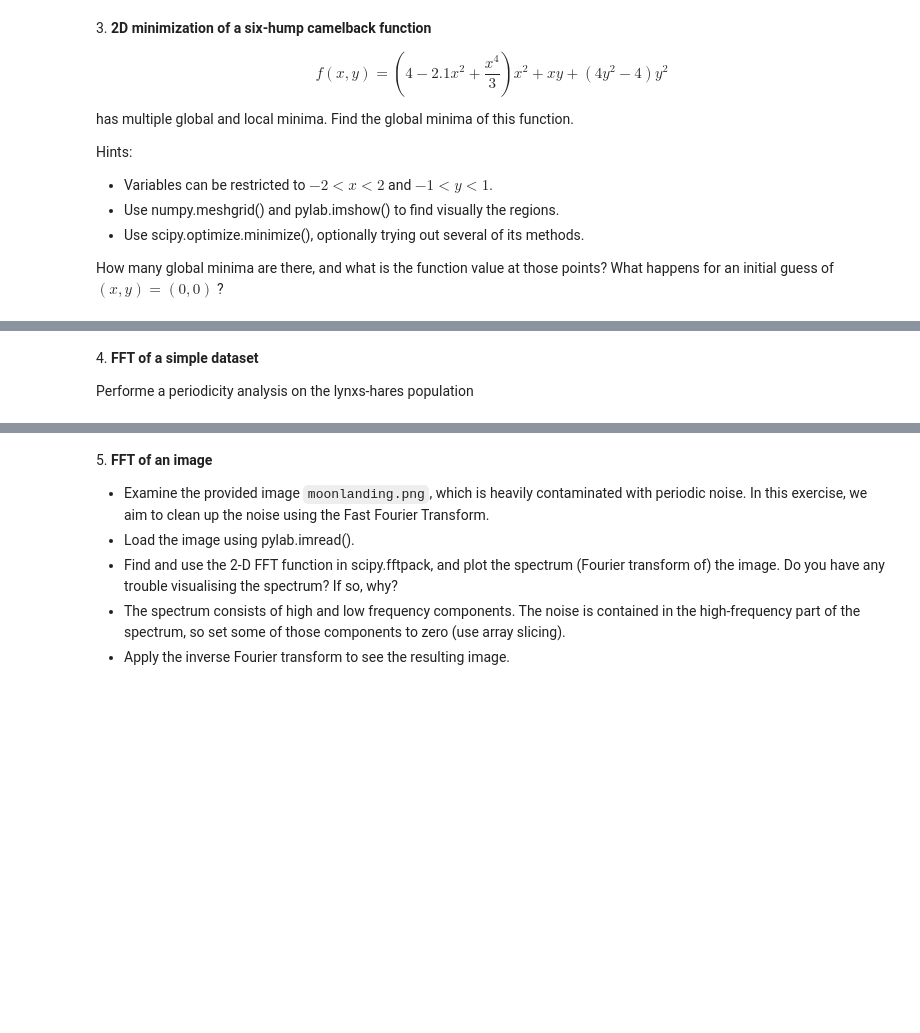
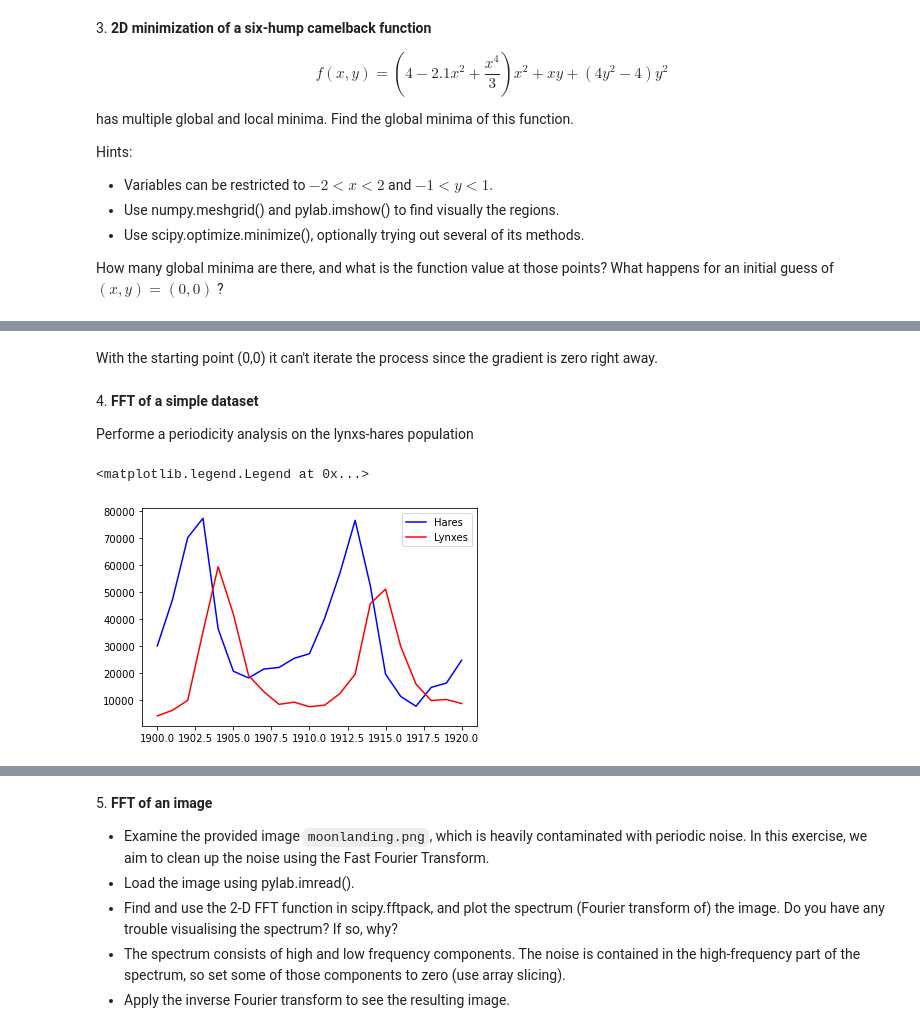
Before and after one commit to Sara-Munafo/LaboratoryOfComputationalPhysics_Y5, a Jupyter notebook: 09_Algorithms_exercises.ipynb, the cells around one changed output, grey strips where cells are left out. Cells and saved outputs as stored; diff of their text form; code cells hidden in the pictures; blank space fills up the shorter version.

```diff
--- a/09_Algorithms_exercises.ipynb
+++ b/09_Algorithms_exercises.ipynb
@@ -158,4 +212,21 @@ How many global minima are there, and what is the function value at those points
+# %% [markdown]
+With the starting point (0,0) it can't iterate the process since the gradient is zero right away.
 # %% [markdown]
 4\. **FFT of a simple dataset**
 
 Performe a periodicity analysis on the lynxs-hares population
+# %%
+data = np.loadtxt('populations.txt')
+years = data[:,:1]
+
+hares = data[0:,1:2]
+
+lynxes = data[0:,2:3]
+
+fig, ax = plt.subplots()
+ax.plot(years,hares,color="b", label="Hares")
+ax.plot(years,lynxes,color="r", label="Lynxes")
+ax.legend(loc='best')
+# %% [output]
+<matplotlib.legend.Legend at 0x...>
+[figure, added]
```
Also changed, not shown: parts of 15 cells of this notebook.
